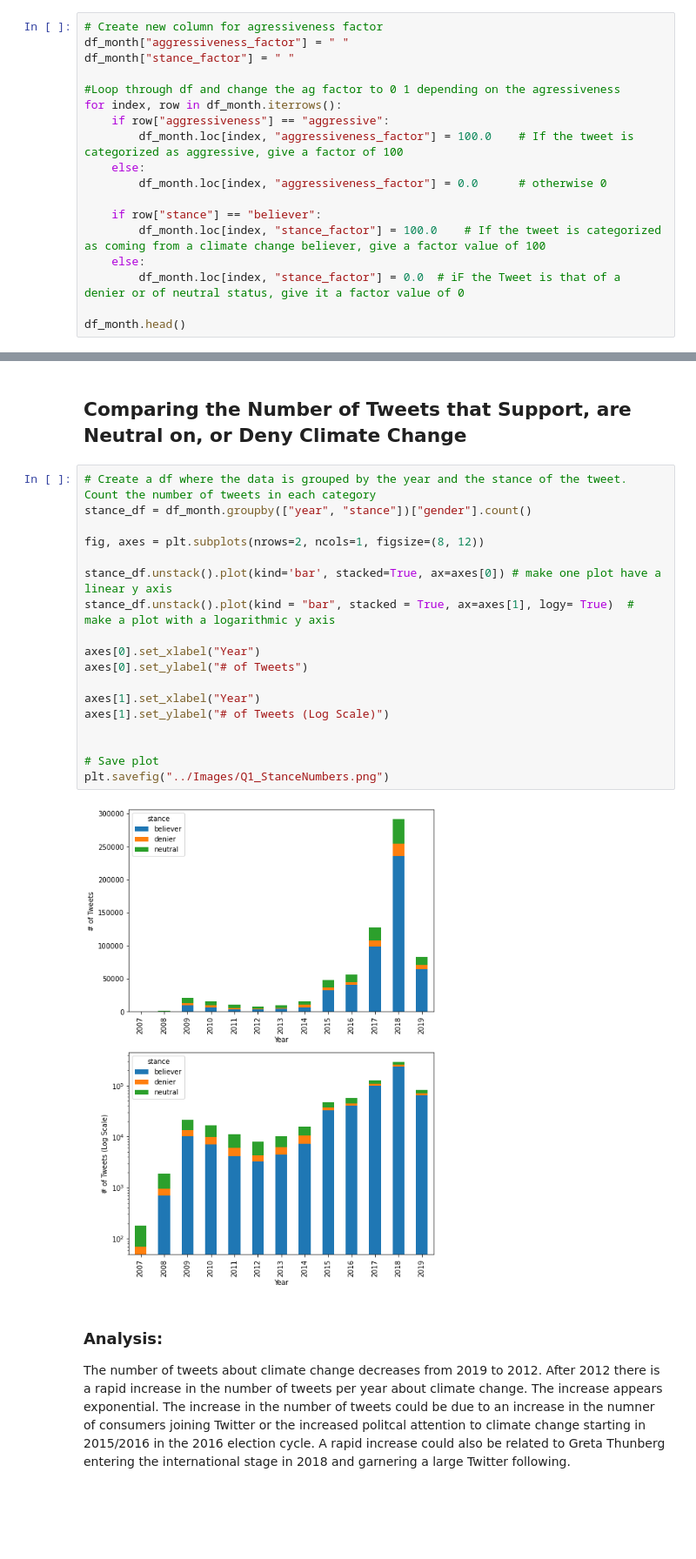
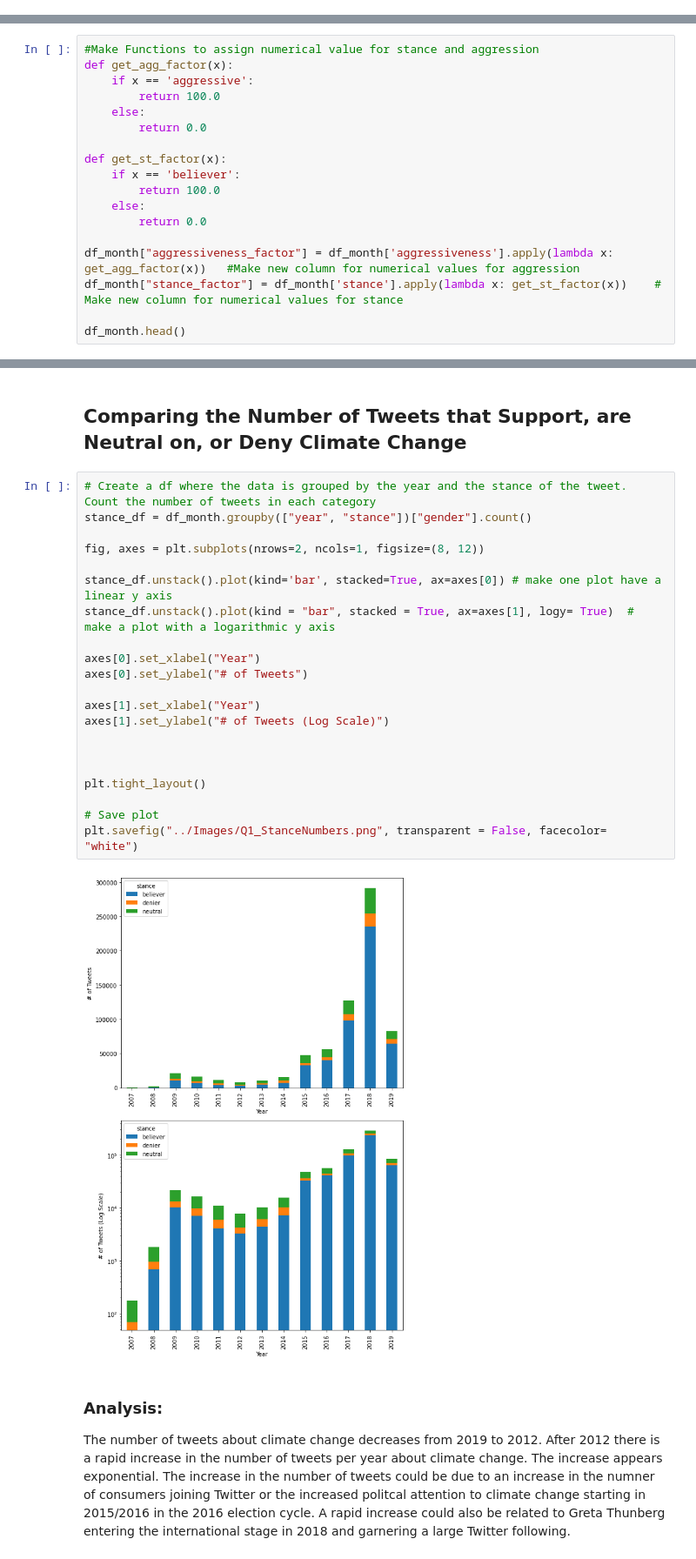
Before and after one commit to andcetera/Twitter-climate-change-sentiment, a Jupyter notebook: Individual_Contributors/Question1_Trends_NA.ipynb, the cells around one changed output, grey strips where cells are left out. Shown: that part at 87% size. Cells and saved outputs as stored; diff of their text form; blank space fills up the shorter version.

Commit message:
Change iterows to apply and lamda functions

```diff
--- a/Individual_Contributors/Question1_Trends_NA.ipynb
+++ b/Individual_Contributors/Question1_Trends_NA.ipynb
@@ -50,21 +47,3 @@ df_month.head()
 | 4 | 2018-12-16 11:52:40+00:00 | 45.421106 | -75.690308 | 0.611834 | Weather Extremes | believer | male | not aggressive | 2018-12 | 2018 |
 # %% [markdown]
 ## Looking at Stance, Aggression, and Sentiment Over Time
-# %%
-# Create new column for agressiveness factor
-df_month["aggressiveness_factor"] = " "
-df_month["stance_factor"] = " "
-
-#Loop through df and change the ag factor to 0 1 depending on the agressiveness
-for index, row in df_month.iterrows():
-    if row["aggressiveness"] == "aggressive":
-        df_month.loc[index, "aggressiveness_factor"] = 100.0    # If the tweet is categorized as aggressive, give a factor of 100
-    else:
-        df_month.loc[index, "aggressiveness_factor"] = 0.0      # otherwise 0
-
-    if row["stance"] == "believer":
-        df_month.loc[index, "stance_factor"] = 100.0    # If the tweet is categorized as coming from a climate change believer, give a factor value of 100
-    else:
-        df_month.loc[index, "stance_factor"] = 0.0  # iF the Tweet is that of a denier or of neutral status, give it a factor value of 0
-
-df_month.head()
@@ -77,0 +50,18 @@ df_month.head()
+# %%
+#Make Functions to assign numerical value for stance and aggression
+def get_agg_factor(x):
+    if x == 'aggressive':
+        return 100.0
+    else:
+        return 0.0
+
+def get_st_factor(x):
+    if x == 'believer':
+        return 100.0
+    else:
+        return 0.0
+
+df_month["aggressiveness_factor"] = df_month['aggressiveness'].apply(lambda x: get_agg_factor(x))   #Make new column for numerical values for aggression
+df_month["stance_factor"] = df_month['stance'].apply(lambda x: get_st_factor(x))    # Make new column for numerical values for stance
+
+df_month.head()
@@ -132,23 +131,26 @@ A large jump in the average sentiment and the percent of tweet that believe in c
 # %%
 # Create a df where the data is grouped by the year and the stance of the tweet. Count the number of tweets in each category
 stance_df = df_month.groupby(["year", "stance"])["gender"].count()
 
 fig, axes = plt.subplots(nrows=2, ncols=1, figsize=(8, 12))
 
 stance_df.unstack().plot(kind='bar', stacked=True, ax=axes[0]) # make one plot have a linear y axis
 stance_df.unstack().plot(kind = "bar", stacked = True, ax=axes[1], logy= True)  # make a plot with a logarithmic y axis
 
 axes[0].set_xlabel("Year")
 axes[0].set_ylabel("# of Tweets")
 
 axes[1].set_xlabel("Year")
 axes[1].set_ylabel("# of Tweets (Log Scale)")
 
 
+
+plt.tight_layout()
+
 # Save plot
-plt.savefig("../Images/Q1_StanceNumbers.png")
+plt.savefig("../Images/Q1_StanceNumbers.png", transparent = False, facecolor= "white")
 # %% [output]
-[figure, old version]
+[figure, new version]
 # %% [markdown]
 ### Analysis:
 
```
Also changed, not shown: parts of 7 cells of this notebook, 3 other files.
